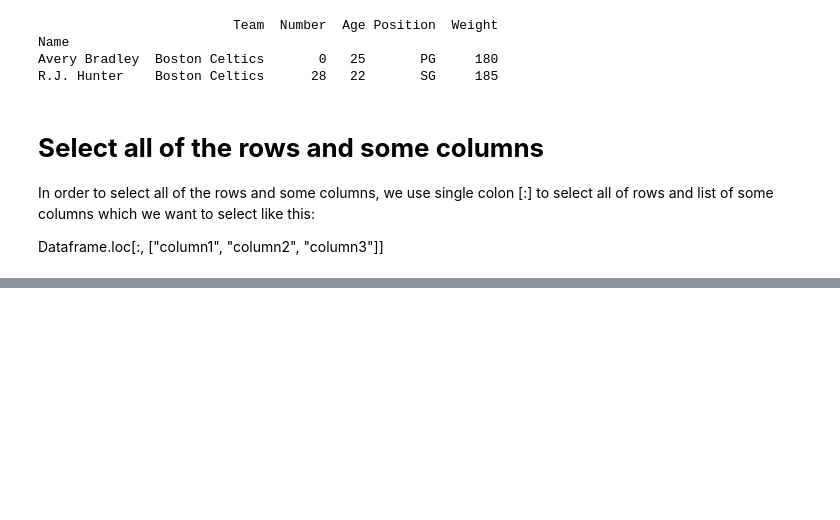
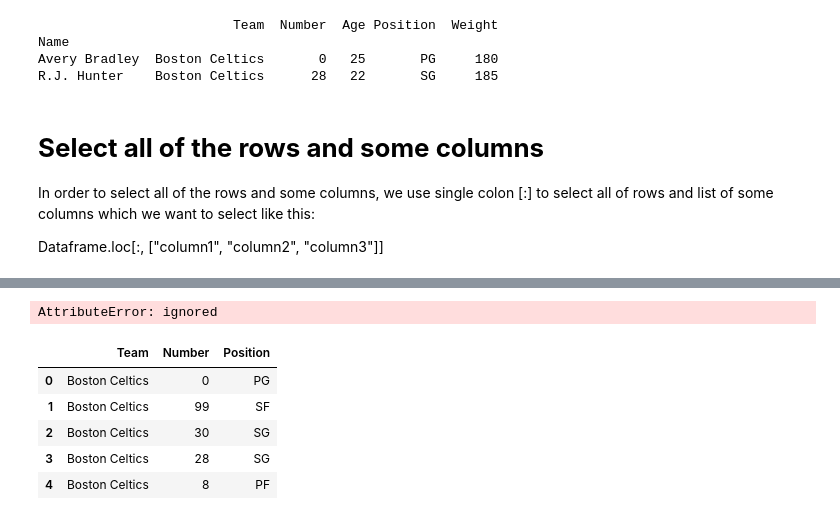
Before and after one commit to Manojgharge07/DataScience-Mentorship-Python-Basic, a Jupyter notebook: Python_Basic13Pandas_iloc_loc.ipynb, the cells around one changed output, grey strips where cells are left out. Cells and saved outputs as stored; diff of their text form; code cells hidden in the pictures; blank space fills up the shorter version.

```diff
--- a/Python_Basic13Pandas_iloc_loc.ipynb
+++ b/Python_Basic13Pandas_iloc_loc.ipynb
@@ -182,0 +210,23 @@ Dataframe.loc[:, ["column1", "column2", "column3"]]
+# %%
+# select all rows
+# and second to fourth column
+import pandas as pd
+
+Data = pd.read_csv('/content/drive/MyDrive/Nba.csv/nba.csv')
+
+Data = data[data.column[1:5]]
+# %% [output]
+AttributeError: ignored
+# %%
+#MOST COMMANLY USED METHOD TO EXTRACT REQUIRED ROWS AND COLUMNS
+
+data = pd.read_csv('/content/drive/MyDrive/Nba.csv/nba.csv')
+
+data.iloc[:5,1:4]
+# %% [output]
+|  | Team | Number | Position |
+| 0 | Boston Celtics | 0 | PG |
+| 1 | Boston Celtics | 99 | SF |
+| 2 | Boston Celtics | 30 | SG |
+| 3 | Boston Celtics | 28 | SG |
+| 4 | Boston Celtics | 8 | PF |
```
Also changed, not shown: parts of 1 cell of this notebook.
